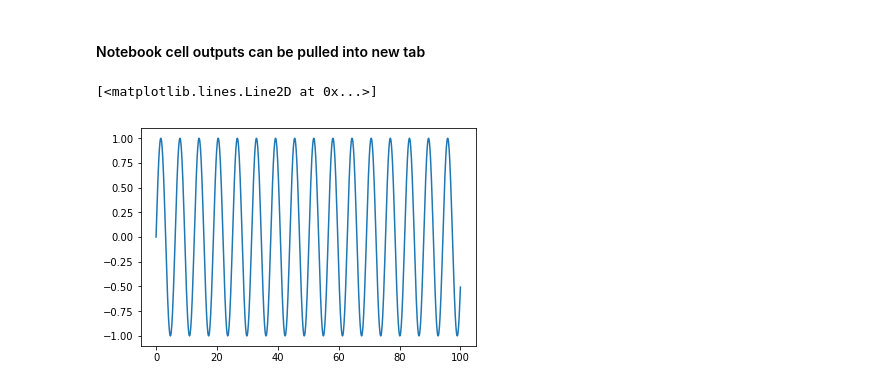
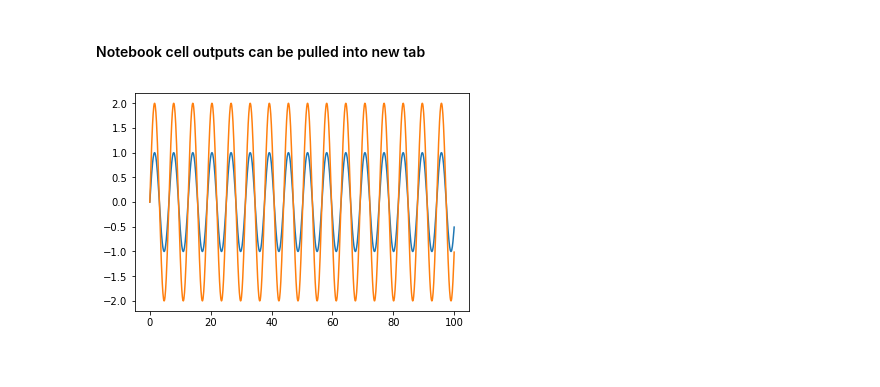
Before and after one commit to cassidymwagner/thw-jupyterlab-demo, a Jupyter notebook: JupyterLab-Demo.ipynb, the cells around one changed output. Cells and saved outputs as stored; diff of their text form; code cells hidden in the pictures.

```diff
--- a/JupyterLab-Demo.ipynb
+++ b/JupyterLab-Demo.ipynb
@@ -9,12 +9,12 @@
 # %%
 import numpy as np
 import matplotlib.pyplot as plt
 
 x = np.linspace(0,100,1000)
 y = np.sin(x)
 
 plt.plot(x,y)
-# plt.plot(x,2*y)
+plt.plot(x,2*y)
+plt.show()
 # %% [output]
-[<matplotlib.lines.Line2D at 0x...>]
-[figure, old version]
+[figure, new version]
```
Also changed, not shown: 3 other files.
